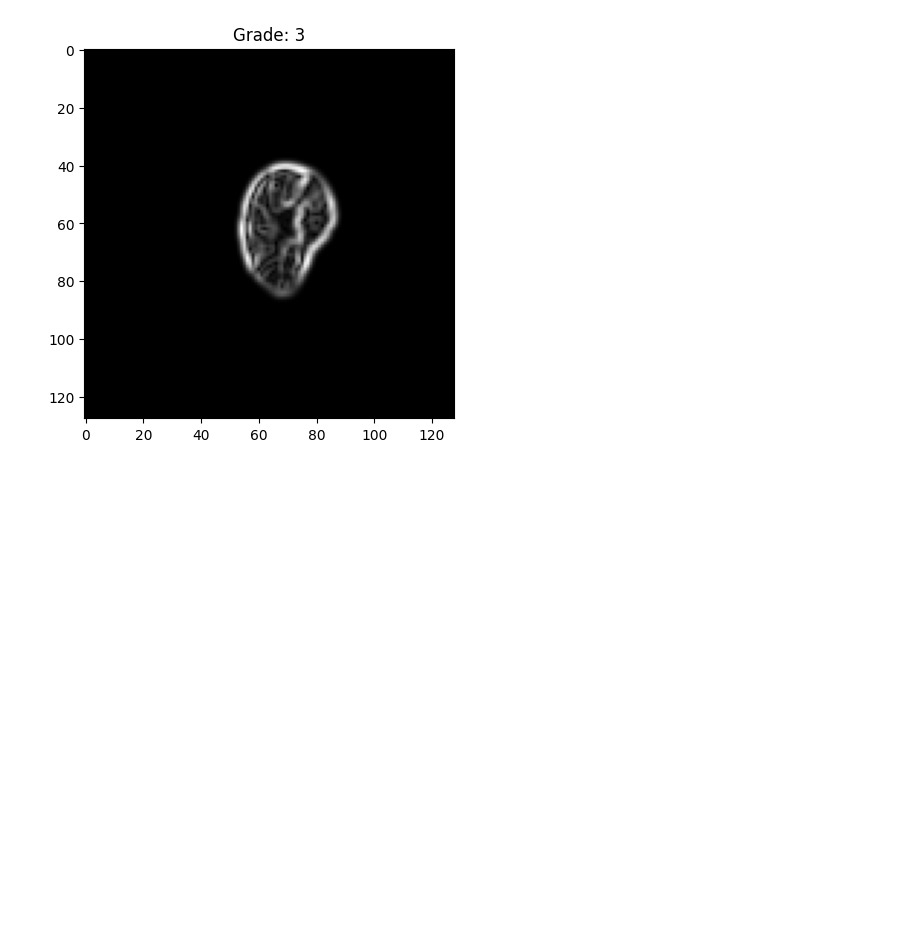
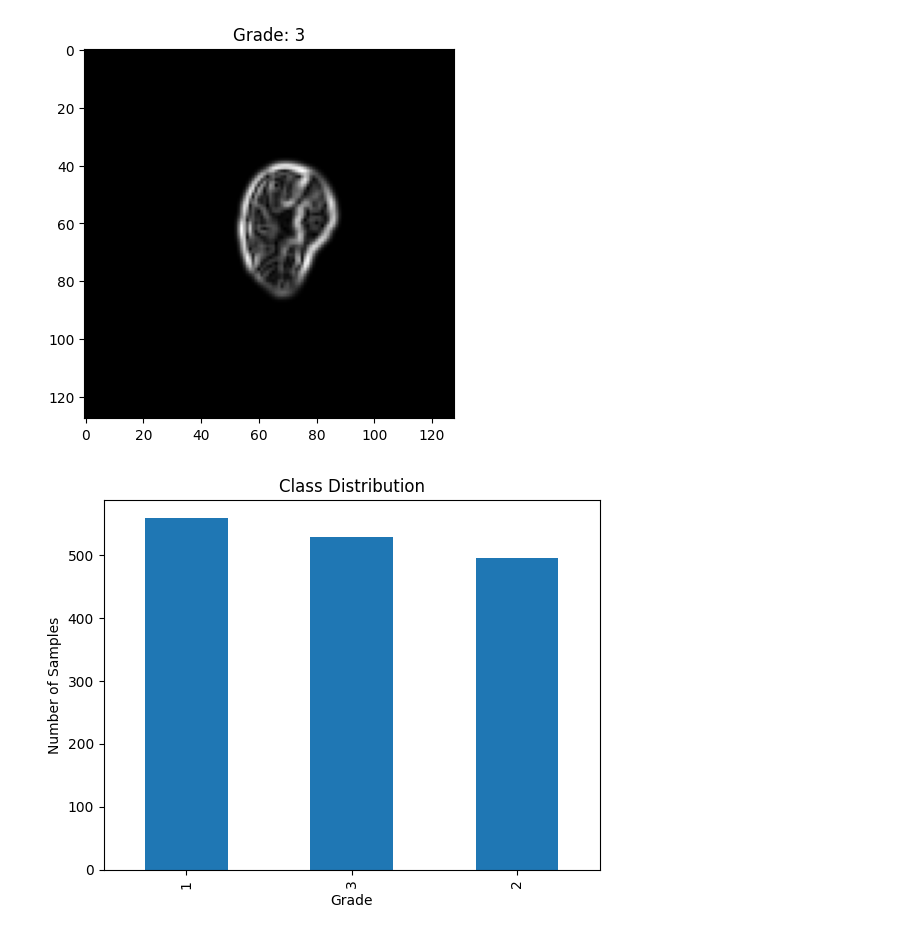
Before and after one commit to negativenagesh/Arecaverse, a Jupyter notebook: EDA/eda.ipynb, the cells around one changed output. Cells and saved outputs as stored; diff of their text form; code cells hidden in the pictures; blank space fills up the shorter version.

```diff
--- a/EDA/eda.ipynb
+++ b/EDA/eda.ipynb
@@ -59,3 +59,11 @@ display_image(kole, 0)
 [figure]
 [figure]
 [figure]
+# %%
+combined_df = pd.concat([fchali, gotu, kole])
+combined_df['grade'].value_counts().plot(kind='bar', title='Class Distribution')
+plt.xlabel('Grade')
+plt.ylabel('Number of Samples')
+plt.show()
+# %% [output]
+[figure, added]
```
Also changed, not shown: parts of 3 cells of this notebook.
